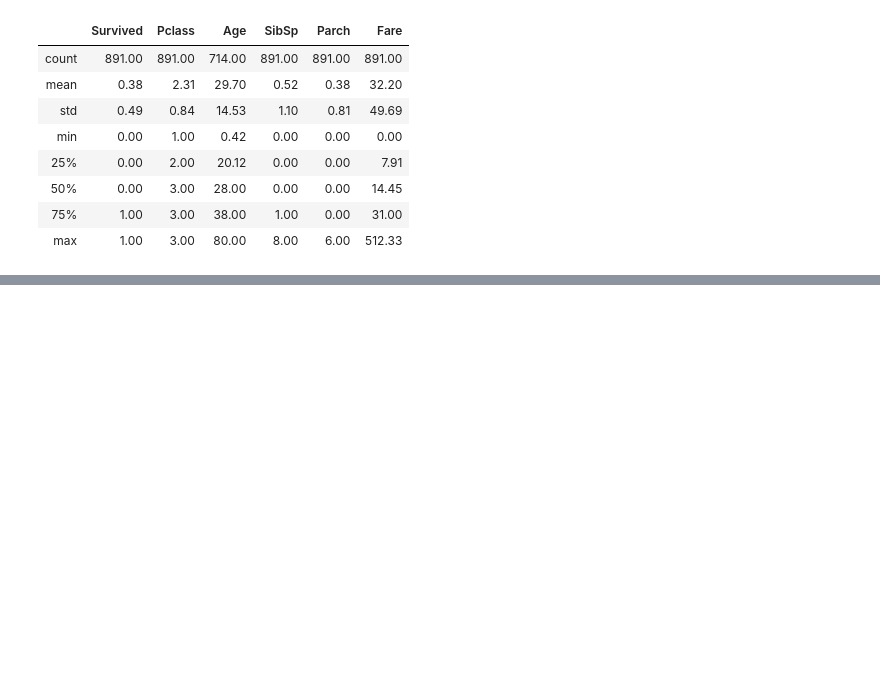
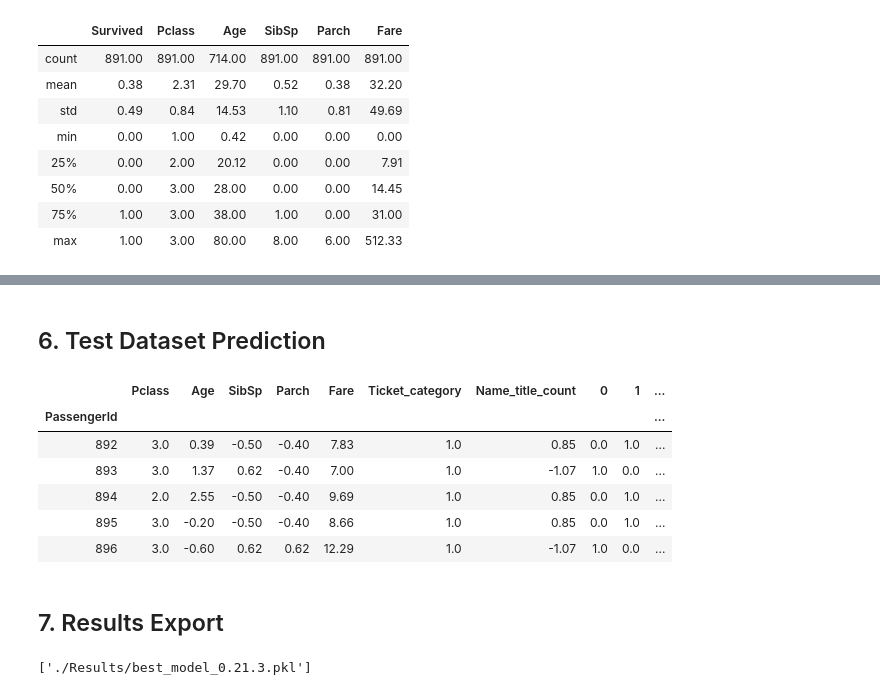
Before and after one commit to mcwilk/ML_classification, a Jupyter notebook: Titanic_ML_model_v1.ipynb, the cells around one changed output, grey strips where cells are left out. Cells and saved outputs as stored; diff of their text form; code cells hidden in the pictures; blank space fills up the shorter version.

Commit message:
Final commit - best model, results

```diff
--- a/Titanic_ML_model_v1.ipynb
+++ b/Titanic_ML_model_v1.ipynb
@@ -550,0 +498,12 @@ results.head()
+# %%
+# possible hyperparameters
+params = {"max_depth": [4, 5, 6],
+          "learning_rate": [0.01, 0.05, 0.1],
+          "n_estimators": [100, 500, 1000],
+          "n_jobs": [-1]}
+
+gridsearch_model_7 = GridSearchCV(model_7, param_grid=params, cv=kf, verbose=0)
+
+# Looks for the best model (best params combination) using nested cross validation
+quality_tuned_model_7 = cross_val_score(gridsearch_model_7, X_train, y_train).mean()
+print(quality_tuned_model_7)
@@ -550,0 +516,4 @@ results.head()
+# %%
+# Extracts params combination for the best model
+best_model_7 = gridsearch_model_7.fit(X_train, y_train)
+best_model_7.best_estimator_.get_params()
@@ -550,0 +538,32 @@ results.head()
+# %% [markdown]
+## 6. Test Dataset Prediction
+# %%
+# Copies of test dataset and gets rid of possible infinite or NaN values during 'sklearn' conversion into float32
+test = X_test_full.copy()
+test = np.nan_to_num(test.astype(np.float32))
+
+# Predictions for test dataset
+test_preds = best_model_7.predict(test).astype(int)
+
+# Restores 'test' dataset to DF format
+test = pd.DataFrame(test, index=X_test_full.index, columns=X_test_full.columns)
+
+# Creates DF with test data and predictions
+results = {'PassengerId': test.index, 'Survived': test_preds}
+results = pd.DataFrame(data=results)
+results.head(30)
+
+# Creates DF with test data and predictions
+results = test.copy()
+results['Prediction'] = test_preds
+results.head(5)
+# %% [output]
+|  | Pclass | Age | SibSp | Parch | Fare | Ticket_category | Name_title_count | 0 | 1 | ... |
+| PassengerId |  |  |  |  |  |  |  |  |  | ... |
+| 892 | 3.0 | 0.39 | -0.50 | -0.40 | 7.83 | 1.0 | 0.85 | 0.0 | 1.0 | ... |
+| 893 | 3.0 | 1.37 | 0.62 | -0.40 | 7.00 | 1.0 | -1.07 | 1.0 | 0.0 | ... |
+| 894 | 2.0 | 2.55 | -0.50 | -0.40 | 9.69 | 1.0 | 0.85 | 0.0 | 1.0 | ... |
+| 895 | 3.0 | -0.20 | -0.50 | -0.40 | 8.66 | 1.0 | 0.85 | 0.0 | 1.0 | ... |
+| 896 | 3.0 | -0.60 | 0.62 | 0.62 | 12.29 | 1.0 | -1.07 | 1.0 | 0.0 | ... |
+# %% [markdown]
+## 7. Results Export
@@ -550,0 +573,11 @@ results.head()
+# %%
+import sklearn
+from sklearn.externals import joblib
+
+# Scikit-learn version info
+sklearn_version = sklearn.__version__
+
+# Saves model into pickle
+joblib.dump(best_model_7, './Results/best_model_{}.pkl'.format(sklearn_version))
+# %% [output]
+['./Results/best_model_0.21.3.pkl']
```
Also changed, not shown: parts of 98 cells of this notebook, 2 other files.
